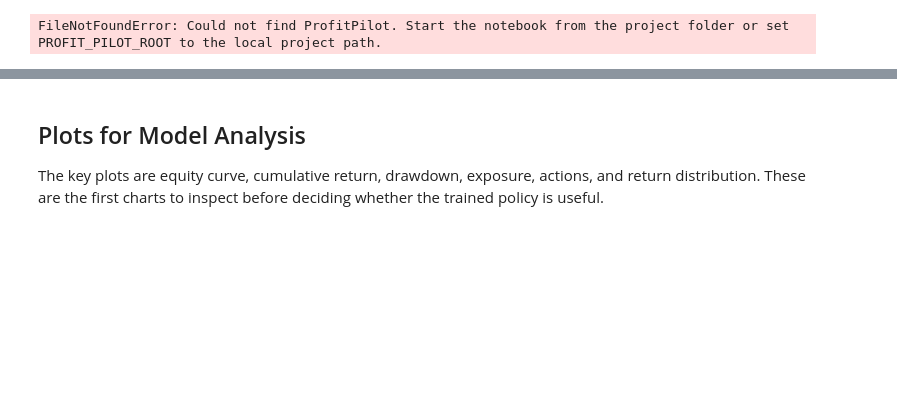
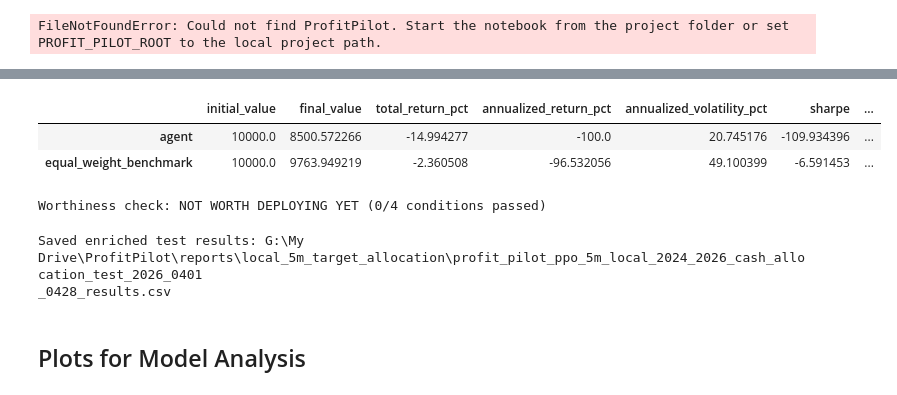
Before and after one commit to DivyeshVagh7/Profit-Pilot, a Jupyter notebook: notebooks/Local Run/Local_run_5m.ipynb, the cells around one changed output, grey strips where cells are left out. Cells and saved outputs as stored; diff of their text form; code cells hidden in the pictures; blank space fills up the shorter version.

```diff
--- a/notebooks/Local Run/Local_run_5m.ipynb
+++ b/notebooks/Local Run/Local_run_5m.ipynb
@@ -658,46 +753,53 @@ test_results.to_csv(test_csv_path, index=False)
 
 holding_cols = [f'holding_{symbol_slug(symbol)}' for symbol in SYMBOLS]
 trade_events = int((test_results[holding_cols].diff().abs().sum(axis=1) > 1e-8).sum())
+active_assets = int(sum((test_results[f'holding_{symbol_slug(symbol)}'].abs() > 1e-12).any() for symbol in SYMBOLS))
 
 agent_metrics = summarize_strategy(test_results, 'portfolio_value', 'agent_return', 'agent_drawdown')
 benchmark_metrics = summarize_strategy(test_results, 'benchmark_value', 'benchmark_return', 'benchmark_drawdown')
 agent_metrics.update({
     'total_fees': float(test_results['total_fees'].sum()),
     'trade_events': trade_events,
+    'active_assets_traded': active_assets,
     'mean_gross_exposure_pct': float(test_results['gross_exposure'].mean() * 100),
     'risk_halted': bool(test_results['risk_halted'].any()),
 })
 benchmark_metrics.update({
     'total_fees': 0.0,
     'trade_events': 0,
     'mean_gross_exposure_pct': 100.0,
     'risk_halted': False,
 })
 
 metrics_df = pd.DataFrame({'agent': agent_metrics, 'equal_weight_benchmark': benchmark_metrics}).T
 metrics_df['alpha_vs_benchmark_pct'] = metrics_df['total_return_pct'] - metrics_df.loc['equal_weight_benchmark', 'total_return_pct']
 display(metrics_df.round(4))
 
 metrics_path = REPORT_DIR / f'{MODEL_NAME}_test_2026_0401_0428_metrics.json'
 metrics_payload = json.loads(metrics_df.reset_index().rename(columns={'index': 'strategy'}).to_json(orient='records'))
 with metrics_path.open('w', encoding='utf-8') as handle:
     json.dump(metrics_payload, handle, indent=2)
 
 agent = metrics_df.loc['agent']
 benchmark = metrics_df.loc['equal_weight_benchmark']
 passes_return = agent['total_return_pct'] > benchmark['total_return_pct']
 passes_sharpe = agent['sharpe'] > benchmark['sharpe']
 passes_drawdown = agent['max_drawdown_pct'] <= benchmark['max_drawdown_pct']
 passes_positive = agent['total_return_pct'] > 0
 score = sum([passes_return, passes_sharpe, passes_drawdown, passes_positive])
 verdict = 'PASS for deeper research' if score >= 3 else 'NOT WORTH DEPLOYING YET'
 print(f'Worthiness check: {verdict} ({score}/4 conditions passed)')
 print(f'Saved enriched test results: {test_csv_path}')
-print(f'Saved metrics: {metrics_path}')
+# %% [output]
+|  | initial_value | final_value | total_return_pct | annualized_return_pct | annualized_volatility_pct | sharpe | ... |
+| agent | 10000.0 | 8500.572266 | -14.994277 | -100.0 | 20.745176 | -109.934396 | ... |
+| equal_weight_benchmark | 10000.0 | 9763.949219 | -2.360508 | -96.532056 | 49.100399 | -6.591453 | ... |
+Worthiness check: NOT WORTH DEPLOYING YET (0/4 conditions passed)
+Saved enriched test results: G:\My
+Drive\ProfitPilot\reports\local_5m_target_allocation\profit_pilot_ppo_5m_local_2024_2026_cash_allocation_test_2026_0401
+_0428_results.csv
 # %% [markdown]
 ## Plots for Model Analysis
-
-The key plots are equity curve, cumulative return, drawdown, exposure, actions, and return distribution. These are the first charts to inspect before deciding whether the trained policy is useful.
 # %%
 sns.set_theme(style='whitegrid')
 
```
Also changed, not shown: parts of 21 cells of this notebook, 32 other files.
